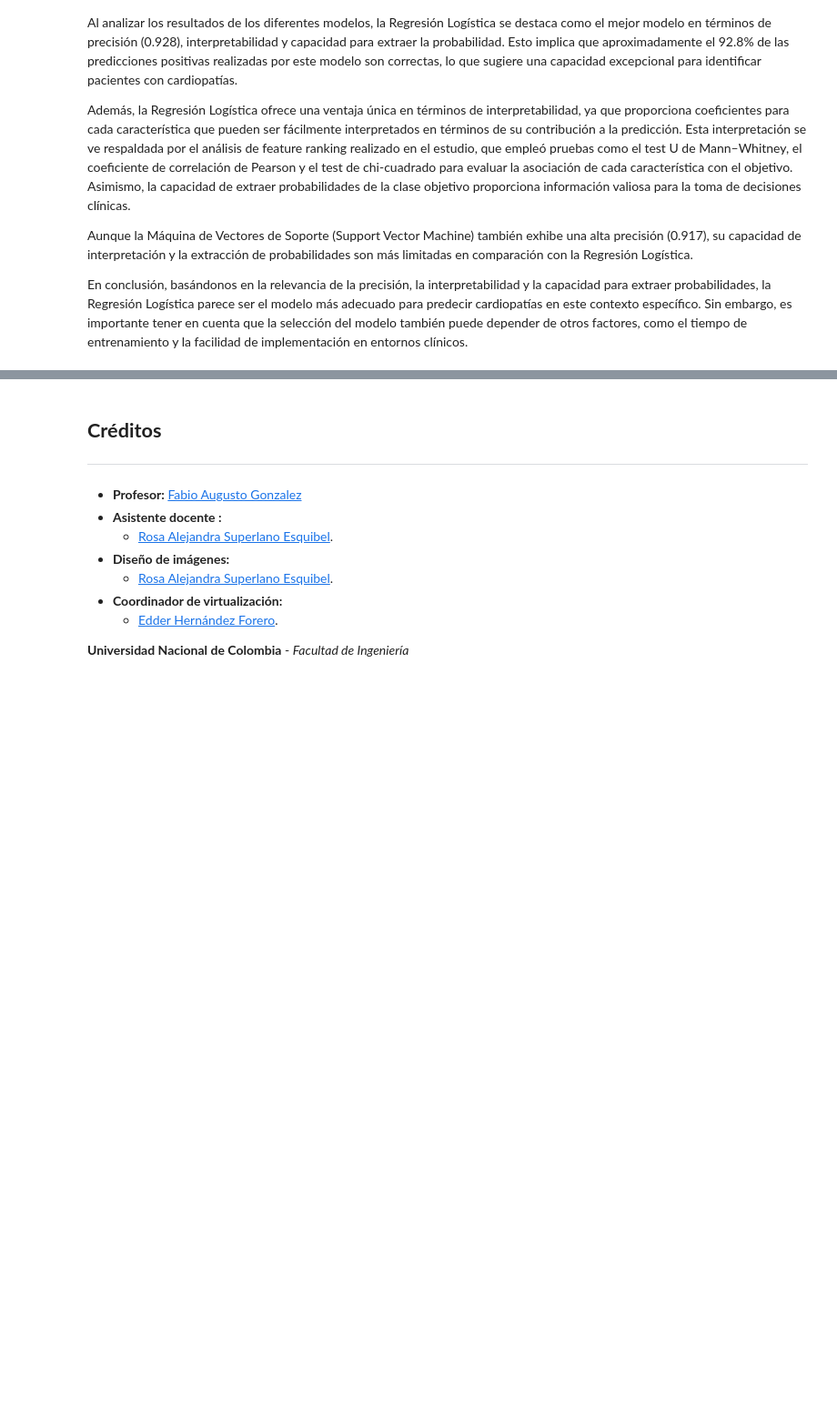
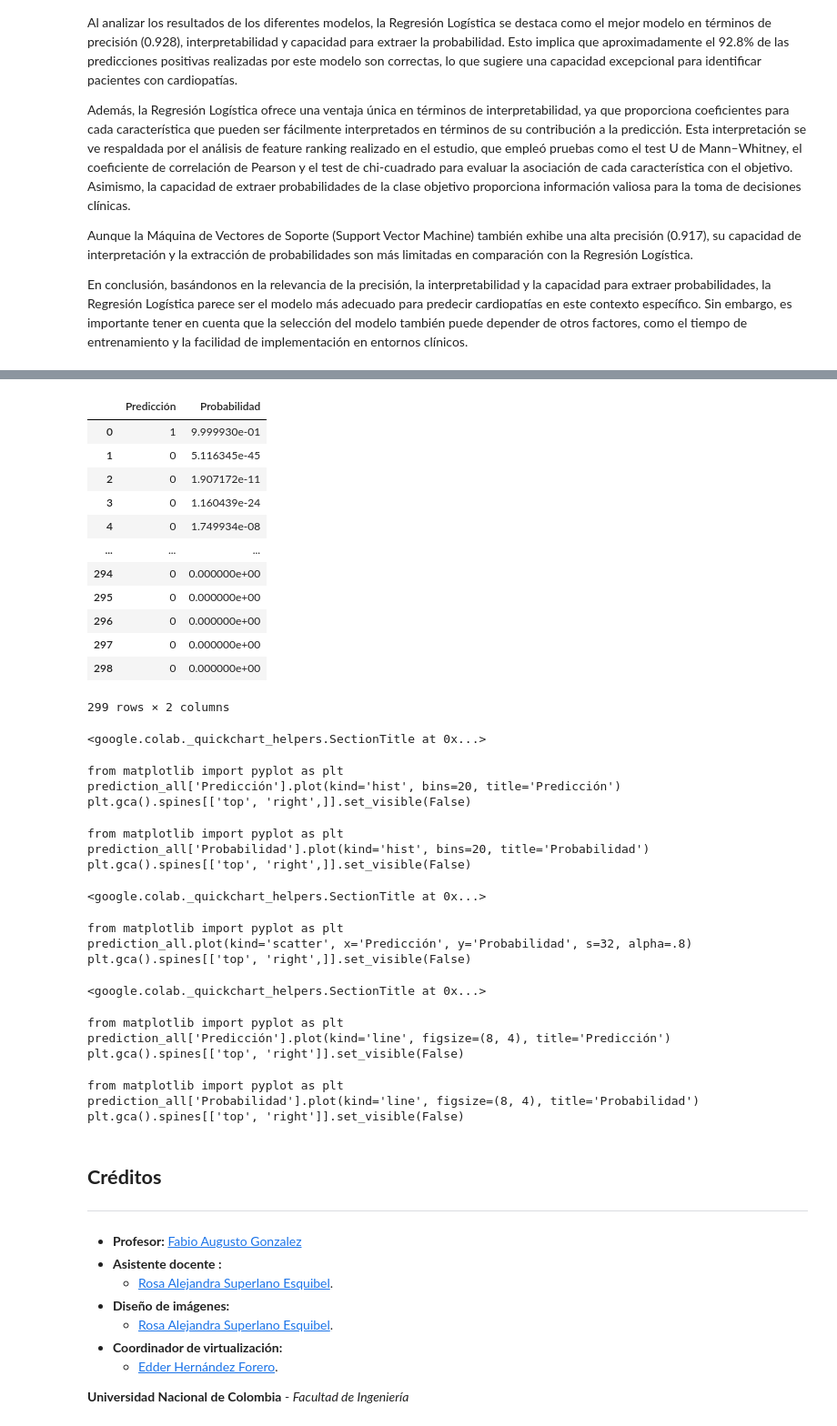
Before and after one commit to Robert-Gomez-AI/HeartFailure, a Jupyter notebook: M2U5_fase_4_Modelamiento.ipynb, the cells around one changed output, grey strips where cells are left out. Shown at 91% size. Drawn from its saved outputs; the diff is of its cells as text; code cells hidden in the pictures; blank space fills up the shorter version.

```diff
--- a/M2U5_fase_4_Modelamiento.ipynb
+++ b/M2U5_fase_4_Modelamiento.ipynb
@@ -406,3 +424,39 @@ predict(X_produccion)
+# %%
+prediction_all=predict(df.drop('DEATH_EVENT',axis=1))
+# %%
+prediction_all
+# %% [output]
+|  | Predicción | Probabilidad |
+| 0 | 1 | 9.999930e-01 |
+| 1 | 0 | 5.116345e-45 |
+| 2 | 0 | 1.907172e-11 |
+| 3 | 0 | 1.160439e-24 |
+| 4 | 0 | 1.749934e-08 |
+| ... | ... | ... |
+| 294 | 0 | 0.000000e+00 |
+| 295 | 0 | 0.000000e+00 |
+| 296 | 0 | 0.000000e+00 |
+| 297 | 0 | 0.000000e+00 |
+| 298 | 0 | 0.000000e+00 |
+299 rows × 2 columns
+<google.colab._quickchart_helpers.SectionTitle at 0x...>
+from matplotlib import pyplot as plt
+prediction_all['Predicción'].plot(kind='hist', bins=20, title='Predicción')
+plt.gca().spines[['top', 'right',]].set_visible(False)
+from matplotlib import pyplot as plt
+prediction_all['Probabilidad'].plot(kind='hist', bins=20, title='Probabilidad')
+plt.gca().spines[['top', 'right',]].set_visible(False)
+<google.colab._quickchart_helpers.SectionTitle at 0x...>
+from matplotlib import pyplot as plt
+prediction_all.plot(kind='scatter', x='Predicción', y='Probabilidad', s=32, alpha=.8)
+plt.gca().spines[['top', 'right',]].set_visible(False)
+<google.colab._quickchart_helpers.SectionTitle at 0x...>
+from matplotlib import pyplot as plt
+prediction_all['Predicción'].plot(kind='line', figsize=(8, 4), title='Predicción')
+plt.gca().spines[['top', 'right']].set_visible(False)
+from matplotlib import pyplot as plt
+prediction_all['Probabilidad'].plot(kind='line', figsize=(8, 4), title='Probabilidad')
+plt.gca().spines[['top', 'right']].set_visible(False)
 # %% [markdown]
 ## **Créditos**
 ---
```
Also changed, not shown: parts of 6 cells of this notebook.
